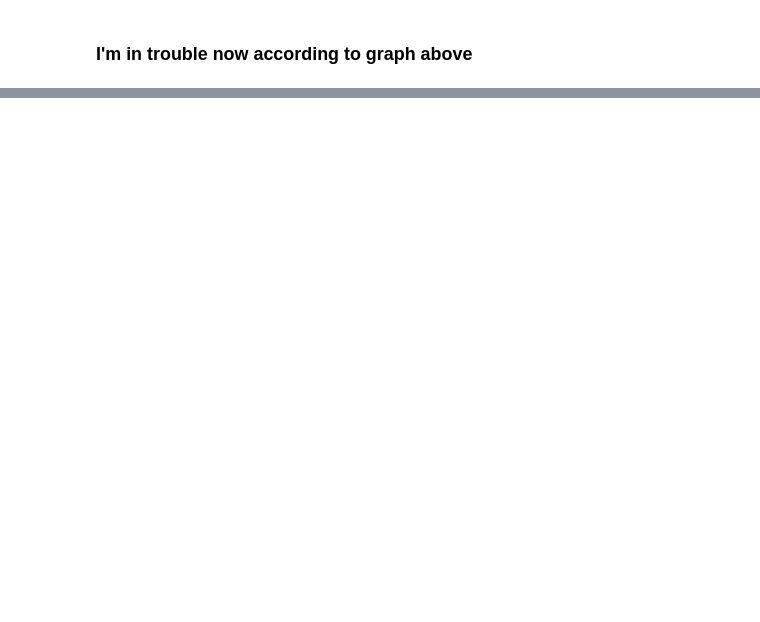
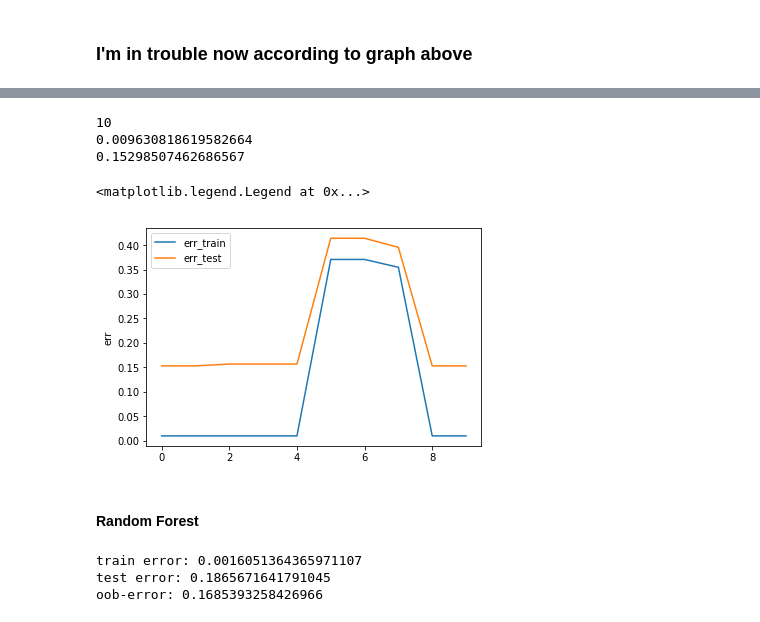
Before and after one commit to xnd-r/ML_course, a Jupyter notebook: Titanic.ipynb, the cells around one changed output, grey strips where cells are left out. Cells and saved outputs as stored; diff of their text form; code cells hidden in the pictures; blank space fills up the shorter version.

```diff
--- a/Titanic.ipynb
+++ b/Titanic.ipynb
@@ -395,0 +500,15 @@ print(err_train, err_test)
+# %%
+train_er, test_er = [], []
+neur_massive = np.linspace(10, 200, 10)
+neur_massive = list([int(n) for n in neur_massive])
+print(neur_massive)
+for n in neur_massive:
+    mlp = MLPClassifier(hidden_layer_sizes = (n,1), solver='lbfgs',
+                        activation = 'logistic', alpha=alpha_opt,
+                        max_iter=200, random_state=42)
+    mlp.fit(X_train, y_train)
+    err_train = np.mean(y_train != mlp.predict(X_train))
+    err_test = np.mean(y_test != mlp.predict(X_test))
+    print(err_test)
+    train_er.append(err_train)
+    test_er.append(err_test)
@@ -395,0 +527,36 @@ print(err_train, err_test)
+# %%
+neur_opt = neur_massive[test_er.index(min(test_er))]
+print(neur_opt)
+index = test_er.index(min(test_er))
+print(train_er[index])
+print(test_er[index])
+# %% [output]
+10
+0.009630818619582664
+0.15298507462686567
+# %%
+plt.plot(train_er, label='err_train')
+plt.plot(test_er, label='err_test')
+
+plt.ylabel('err')
+plt.legend()
+# %% [output]
+<matplotlib.legend.Legend at 0x...>
+[figure, added]
+# %% [markdown]
+#### Random Forest
+# %%
+from sklearn import ensemble
+rf = ensemble.RandomForestClassifier(n_estimators = 1000, oob_score=True, random_state=42)
+rf.fit(X_train, y_train)
+oob_error = 1 - rf.oob_score_
+err_train = np.mean(y_train != rf.predict(X_train))
+err_test  = np.mean(y_test  != rf.predict(X_test))
+
+print("train error: " + str(err_train))
+print("test error: " + str(err_test))
+print("oob-error: " + str(oob_error))
+# %% [output]
+train error: 0.0016051364365971107
+test error: 0.1865671641791045
+oob-error: 0.1685393258426966
```
Also changed, not shown: parts of 32 cells of this notebook.
